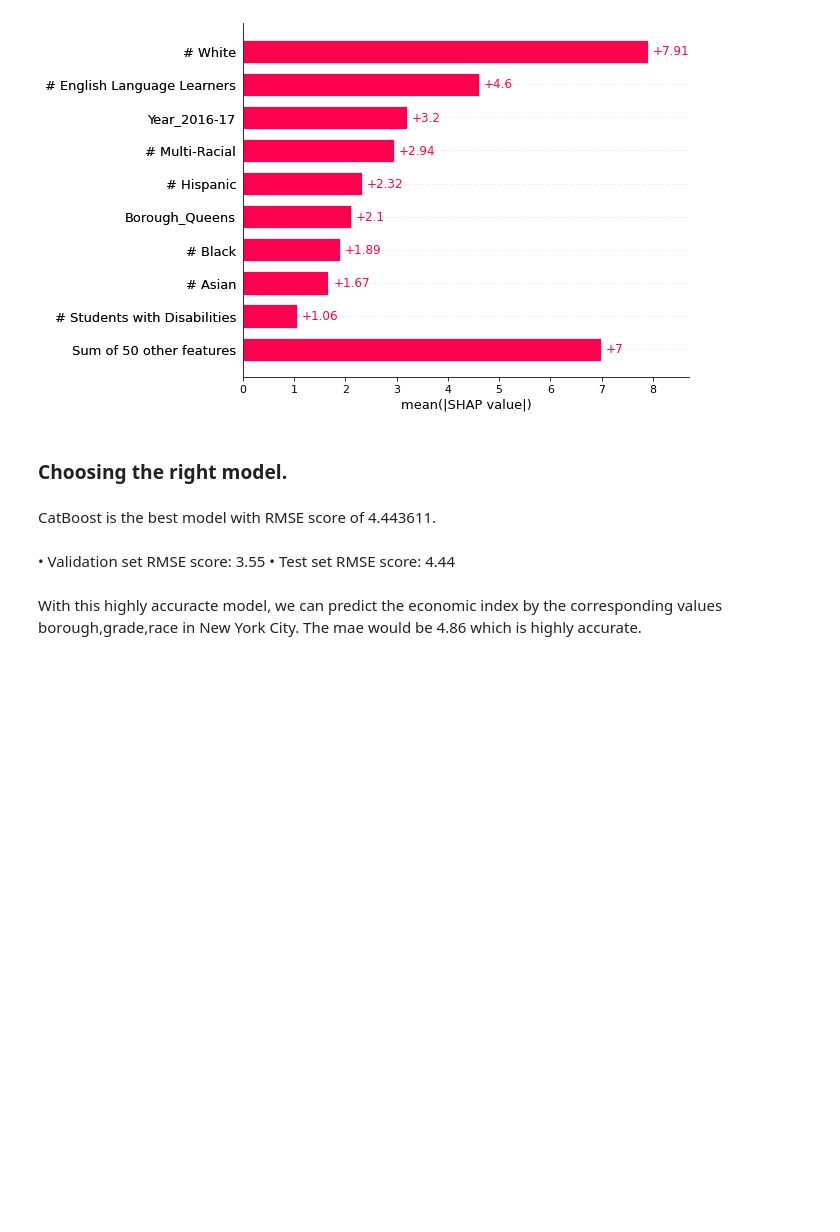
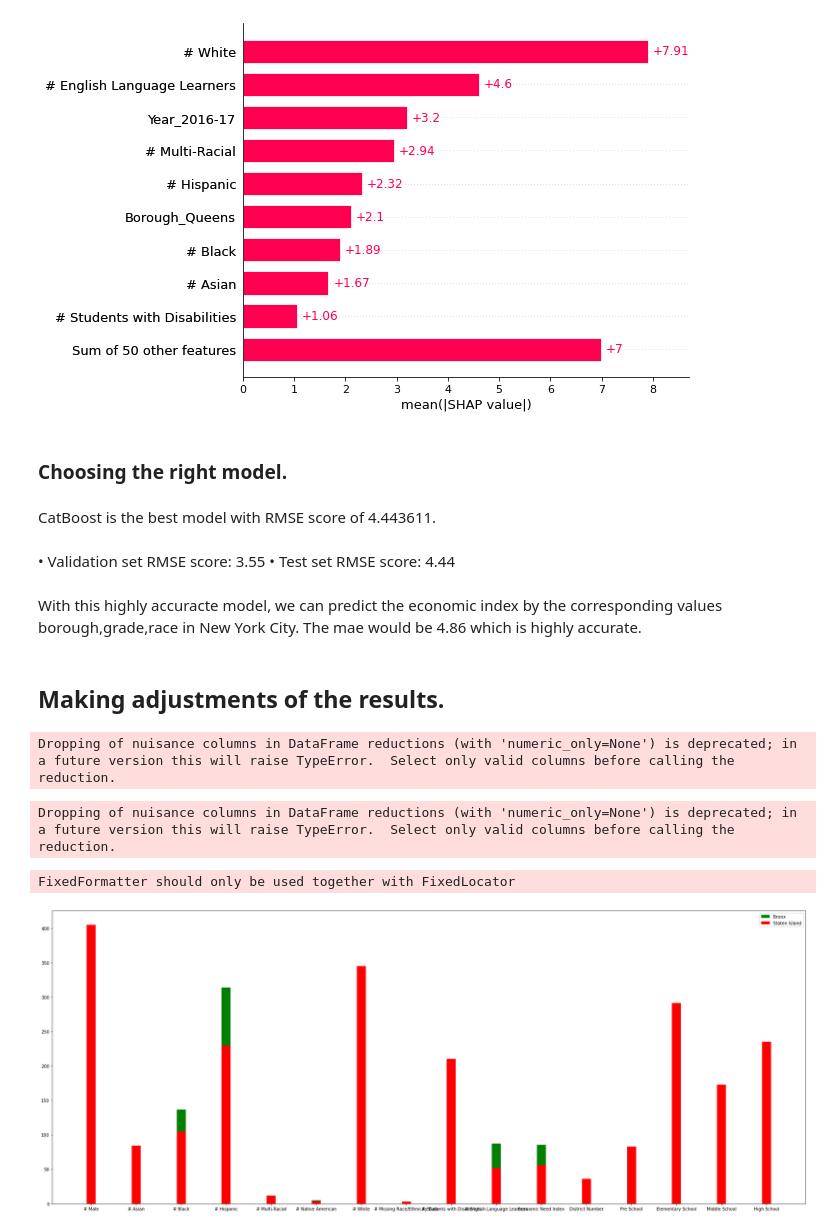
Before and after one commit to taehyun53/NYC-Yearly-High-School-Economic-Need, a Jupyter notebook: NewYorkCity_Education/notebook/Preprocessing and Modeling.ipynb, the cells around one changed output. Drawn from its saved outputs; the diff is of its cells as text; code cells hidden in the pictures; blank space fills up the shorter version.

```diff
--- a/NewYorkCity_Education/notebook/Preprocessing and Modeling.ipynb
+++ b/NewYorkCity_Education/notebook/Preprocessing and Modeling.ipynb
@@ -1093,3 +1016,31 @@ CatBoost is the best model with RMSE score of 4.443611.
 • Test set RMSE score: 4.44
 # %% [markdown]
 With this highly accuracte model, we can predict the economic index by the corresponding values borough,grade,race in New York City. The mae would be 4.86 which is highly accurate.
+# %% [markdown]
+## Making adjustments of the results.
+# %%
+df_bronx = nyc_pandas[nyc_pandas['Borough'] == 'Bronx'].mean().reset_index().rename(columns = {'index':'index',0:'val'})
+# %% [output]
+Dropping of nuisance columns in DataFrame reductions (with 'numeric_only=None') is deprecated; in a future version this will raise TypeError.  Select only valid columns before calling the reduction.
+# %%
+Staten_Island_bronx = nyc_pandas[nyc_pandas['Borough'] == 'Staten Island'].mean().reset_index().rename(columns = {'index':'index',0:'val'})
+# %% [output]
+Dropping of nuisance columns in DataFrame reductions (with 'numeric_only=None') is deprecated; in a future version this will raise TypeError.  Select only valid columns before calling the reduction.
+# %%
+plt.figure(figsize=(25,10))
+ax = plt.subplot(111)
+width = 0.27
+len_xaxis = len(Staten_Island_bronx['index'])
+
+rects = ax.bar(df_bronx['index'], df_bronx['val'], width = 0.2, color = 'g')
+rects2 = ax.bar(Staten_Island_bronx['index'], Staten_Island_bronx['val'], width = 0.2, color = 'r')
+
+ax.legend(['Bronx','Staten Island'])
+ax.set_xticklabels((Staten_Island_bronx['index']))
+ax.set_xticks(rotation = 'vertical')
+
+plt.tight_layout()
+plt.savefig('/users/taehyun/Dropbox/Springboard/NYC_Capstone_project/NewYorkCity_Education/image/Solution_bar.jpeg',bbox_inches='tight')
+# %% [output]
+FixedFormatter should only be used together with FixedLocator
+[figure, added]
```
Also changed, not shown: parts of 50 cells of this notebook, 34 other files.
